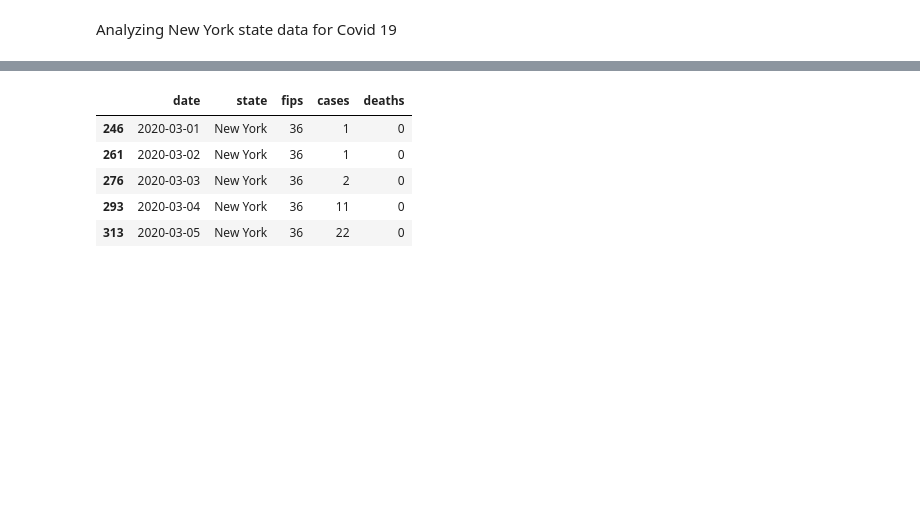
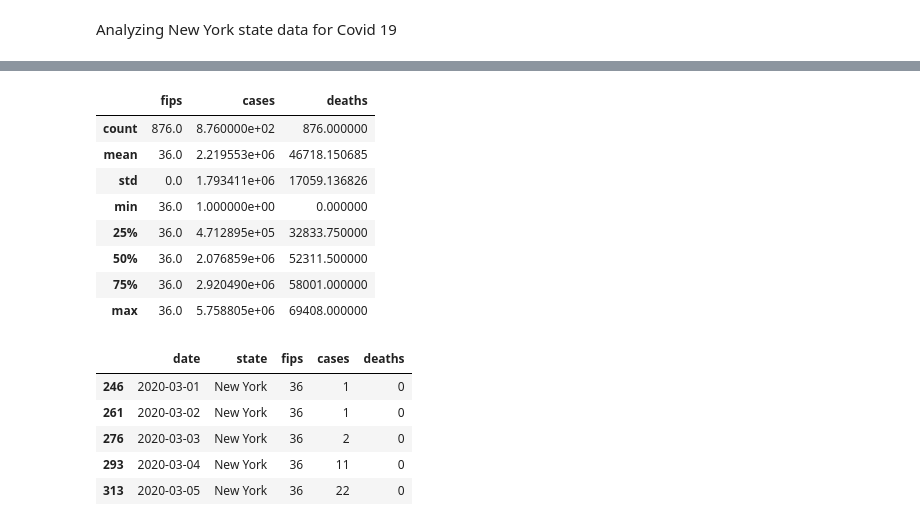
Before and after one commit to TVHM/Microcradentials_Business, a Jupyter notebook: mcphearson__of_COVID19_DATA_ANALYSIS.ipynb, the cells around one changed output, grey strips where cells are left out. Saved outputs shown, nothing was run; the diff lists cells and outputs as text; code cells hidden in the pictures; blank space fills up the shorter version.

```diff
--- a/mcphearson__of_COVID19_DATA_ANALYSIS.ipynb
+++ b/mcphearson__of_COVID19_DATA_ANALYSIS.ipynb
@@ -91,0 +77,12 @@ print(ny_df)
+# %%
+ny_df.describe()
+# %% [output]
+|  | fips | cases | deaths |
+| count | 876.0 | 8.760000e+02 | 876.000000 |
+| mean | 36.0 | 2.219553e+06 | 46718.150685 |
+| std | 0.0 | 1.793411e+06 | 17059.136826 |
+| min | 36.0 | 1.000000e+00 | 0.000000 |
+| 25% | 36.0 | 4.712895e+05 | 32833.750000 |
+| 50% | 36.0 | 2.076859e+06 | 52311.500000 |
+| 75% | 36.0 | 2.920490e+06 | 58001.000000 |
+| max | 36.0 | 5.758805e+06 | 69408.000000 |
```
Also changed, not shown: parts of 6 cells of this notebook.
